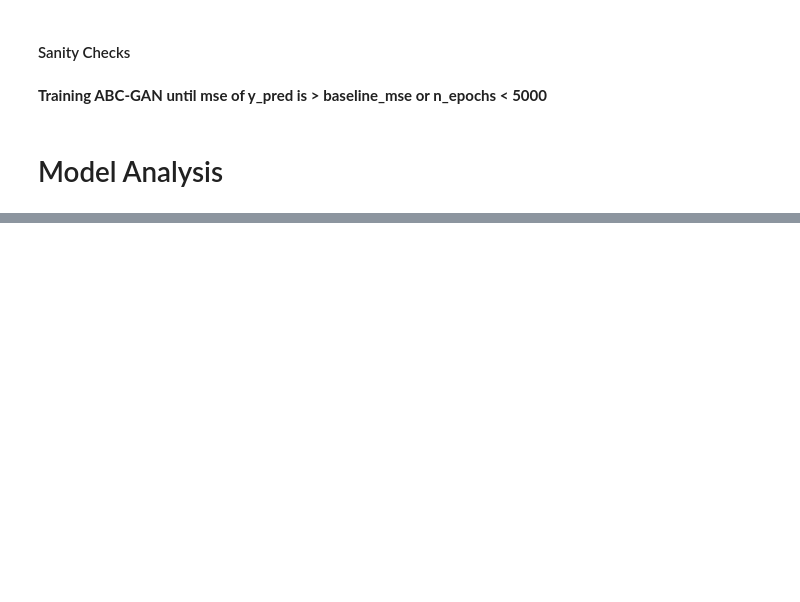
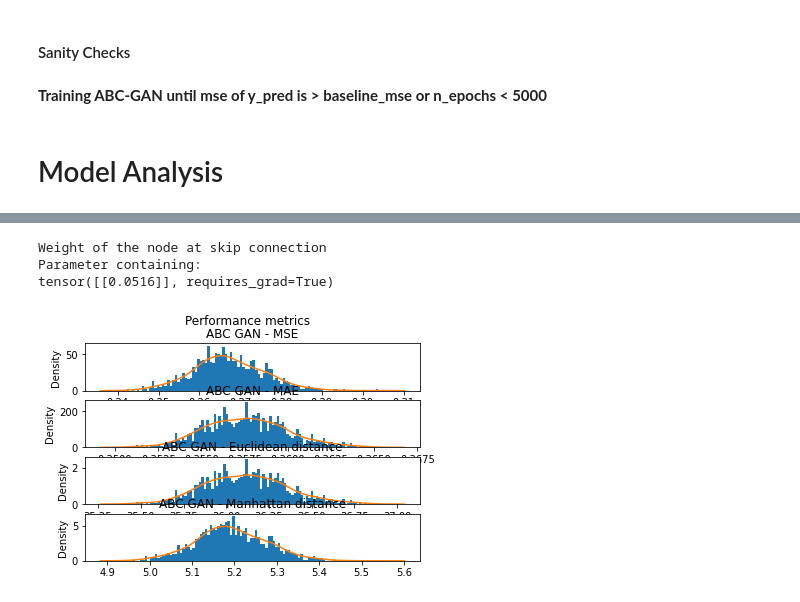
Before and after one commit to Manasi1999/ABC_GAN, a Jupyter notebook: Notebooks/Dataset3-Boston.ipynb, the cells around one changed output, grey strips where cells are left out. Drawn from its saved outputs; the diff is of its cells as text; code cells hidden in the pictures; blank space fills up the shorter version.

Commit message:
Skip Connection Added

```diff
--- a/Notebooks/Dataset3-Boston.ipynb
+++ b/Notebooks/Dataset3-Boston.ipynb
@@ -228,12 +231,14 @@ sanityChecks.discProbVsError(real_dataset,disc3,device)
 # %%
-print("GAN Weights")
-for name,param in generator3.named_parameters():
-    if(name == "skipNode.weight"):
-        print(param)
-print("ABC-GAN Weights")
+print("Weight of the node at skip connection")
 for name,param in gen3.named_parameters():
     if(name == "skipNode.weight"):
         print(param)
+# %% [output]
+Weight of the node at skip connection
+Parameter containing:
+tensor([[0.0516]], requires_grad=True)
 # %%
-performanceMetrics.modelAnalysis2(GAN3_metrics,ABC_GAN3_metrics)
+performanceMetrics.modelAnalysis2(ABC_GAN3_metrics)
+# %% [output]
+[figure, added]
 # %%
```
Also changed, not shown: parts of 16 cells of this notebook, 3 other files.
